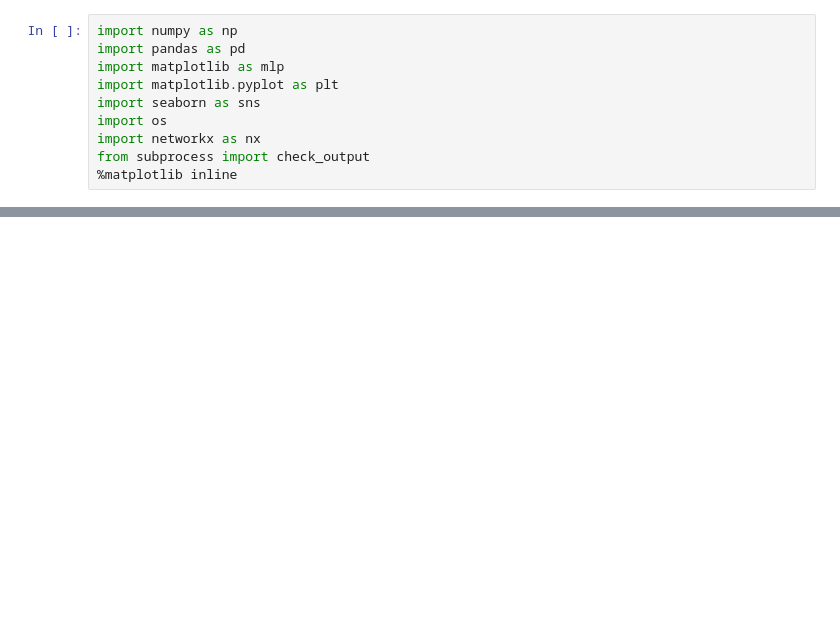
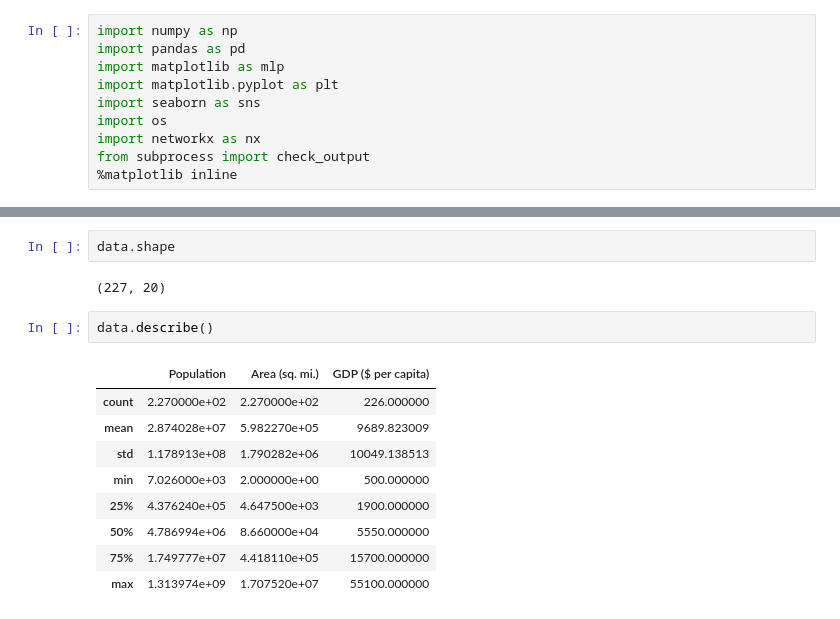
Before and after one commit to ArslanAliAwan/CountriesoftheWorld, a Jupyter notebook: countriesfile.ipynb, the cells around one changed output, grey strips where cells are left out. Cells and saved outputs as stored; diff of their text form; blank space fills up the shorter version.

```diff
--- a/countriesfile.ipynb
+++ b/countriesfile.ipynb
@@ -20,0 +41,16 @@ data.head()
+# %%
+data.shape
+# %% [output]
+(227, 20)
+# %%
+data.describe()
+# %% [output]
+|  | Population | Area (sq. mi.) | GDP ($ per capita) |
+| count | 2.270000e+02 | 2.270000e+02 | 226.000000 |
+| mean | 2.874028e+07 | 5.982270e+05 | 9689.823009 |
+| std | 1.178913e+08 | 1.790282e+06 | 10049.138513 |
+| min | 7.026000e+03 | 2.000000e+00 | 500.000000 |
+| 25% | 4.376240e+05 | 4.647500e+03 | 1900.000000 |
+| 50% | 4.786994e+06 | 8.660000e+04 | 5550.000000 |
+| 75% | 1.749777e+07 | 4.418110e+05 | 15700.000000 |
+| max | 1.313974e+09 | 1.707520e+07 | 55100.000000 |
```
Also changed, not shown: parts of 11 cells of this notebook.
